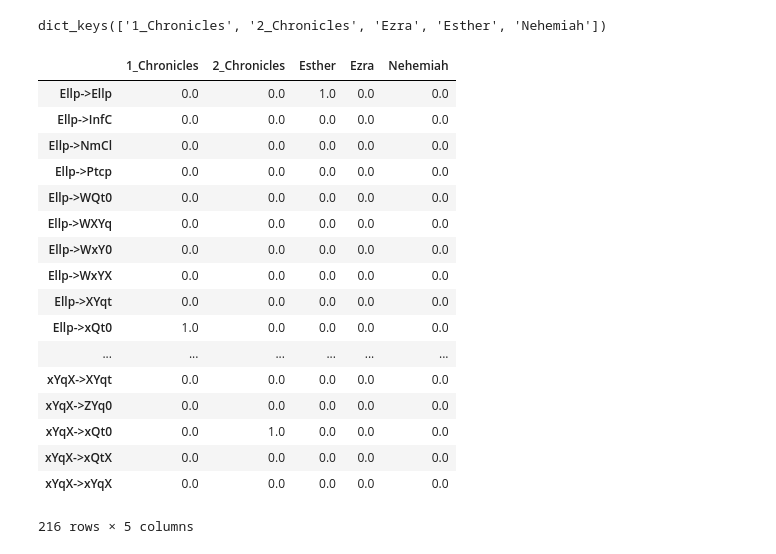
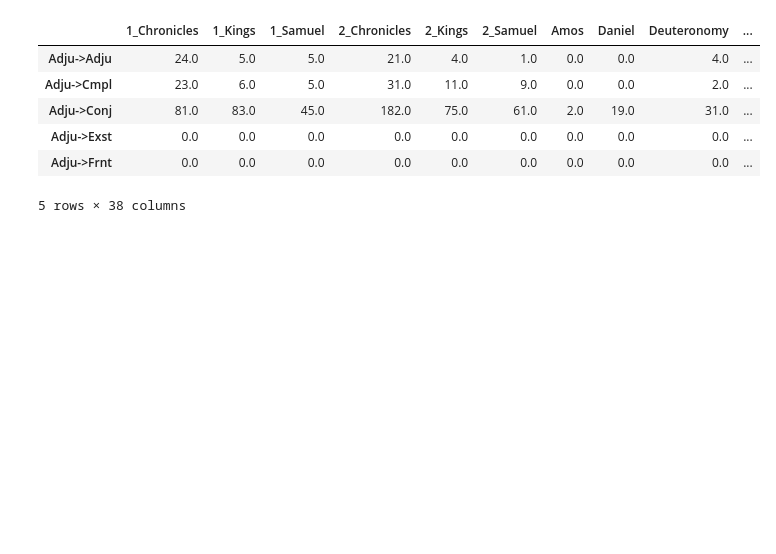
Before and after one commit to ETCBC/Probabilistic_Language_Change, a Jupyter notebook: etienne_NB/Testing Etienne.ipynb, the cells around one changed output. Cells and saved outputs as stored; diff of their text form; code cells hidden in the pictures; blank space fills up the shorter version.

```diff
--- a/etienne_NB/Testing Etienne.ipynb
+++ b/etienne_NB/Testing Etienne.ipynb
@@ -1,10 +1,8 @@
 # %%
 import os
-from sklearn.decomposition import PCA
-import matplotlib.pyplot as plt
 os.sys.path.append('../project_code')
 
 from data.bhsa import book_sets, get_data
 from markov.Markov_Chain import *
 
-test = get_data(books="lbh")
+test = get_data(books="all")
@@ -19,4 +8,0 @@ testing = df_dict_Transformation(test["clause_types"]["D"]["Freq"])
-# %%
-testing.keys()
-# %% [output]
-dict_keys(['1_Chronicles', '2_Chronicles', 'Ezra', 'Esther', 'Nehemiah'])
@@ -25,21 +8,0 @@ df =pd.DataFrame(testing).fillna(0)
-# %%
-df
-# %% [output]
-|  | 1_Chronicles | 2_Chronicles | Esther | Ezra | Nehemiah |
-| Ellp->Ellp | 0.0 | 0.0 | 1.0 | 0.0 | 0.0 |
-| Ellp->InfC | 0.0 | 0.0 | 0.0 | 0.0 | 0.0 |
-| Ellp->NmCl | 0.0 | 0.0 | 0.0 | 0.0 | 0.0 |
-| Ellp->Ptcp | 0.0 | 0.0 | 0.0 | 0.0 | 0.0 |
-| Ellp->WQt0 | 0.0 | 0.0 | 0.0 | 0.0 | 0.0 |
-| Ellp->WXYq | 0.0 | 0.0 | 0.0 | 0.0 | 0.0 |
-| Ellp->WxY0 | 0.0 | 0.0 | 0.0 | 0.0 | 0.0 |
-| Ellp->WxYX | 0.0 | 0.0 | 0.0 | 0.0 | 0.0 |
-| Ellp->XYqt | 0.0 | 0.0 | 0.0 | 0.0 | 0.0 |
-| Ellp->xQt0 | 1.0 | 0.0 | 0.0 | 0.0 | 0.0 |
-| ... | ... | ... | ... | ... | ... |
-| xYqX->XYqt | 0.0 | 0.0 | 0.0 | 0.0 | 0.0 |
-| xYqX->ZYq0 | 0.0 | 0.0 | 0.0 | 0.0 | 0.0 |
-| xYqX->xQt0 | 0.0 | 1.0 | 0.0 | 0.0 | 0.0 |
-| xYqX->xQtX | 0.0 | 0.0 | 0.0 | 0.0 | 0.0 |
-| xYqX->xYqX | 0.0 | 0.0 | 0.0 | 0.0 | 0.0 |
-216 rows × 5 columns
@@ -45,0 +20,10 @@ df
+# %%
+data["phrase_functions"]["N"].head()
+# %% [output]
+|  | 1_Chronicles | 1_Kings | 1_Samuel | 2_Chronicles | 2_Kings | 2_Samuel | Amos | Daniel | Deuteronomy | ... |
+| Adju->Adju | 24.0 | 5.0 | 5.0 | 21.0 | 4.0 | 1.0 | 0.0 | 0.0 | 4.0 | ... |
+| Adju->Cmpl | 23.0 | 6.0 | 5.0 | 31.0 | 11.0 | 9.0 | 0.0 | 0.0 | 2.0 | ... |
+| Adju->Conj | 81.0 | 83.0 | 45.0 | 182.0 | 75.0 | 61.0 | 2.0 | 19.0 | 31.0 | ... |
+| Adju->Exst | 0.0 | 0.0 | 0.0 | 0.0 | 0.0 | 0.0 | 0.0 | 0.0 | 0.0 | ... |
+| Adju->Frnt | 0.0 | 0.0 | 0.0 | 0.0 | 0.0 | 0.0 | 0.0 | 0.0 | 0.0 | ... |
+5 rows × 38 columns
```
Also changed, not shown: parts of 9 cells of this notebook, 2 other files.
